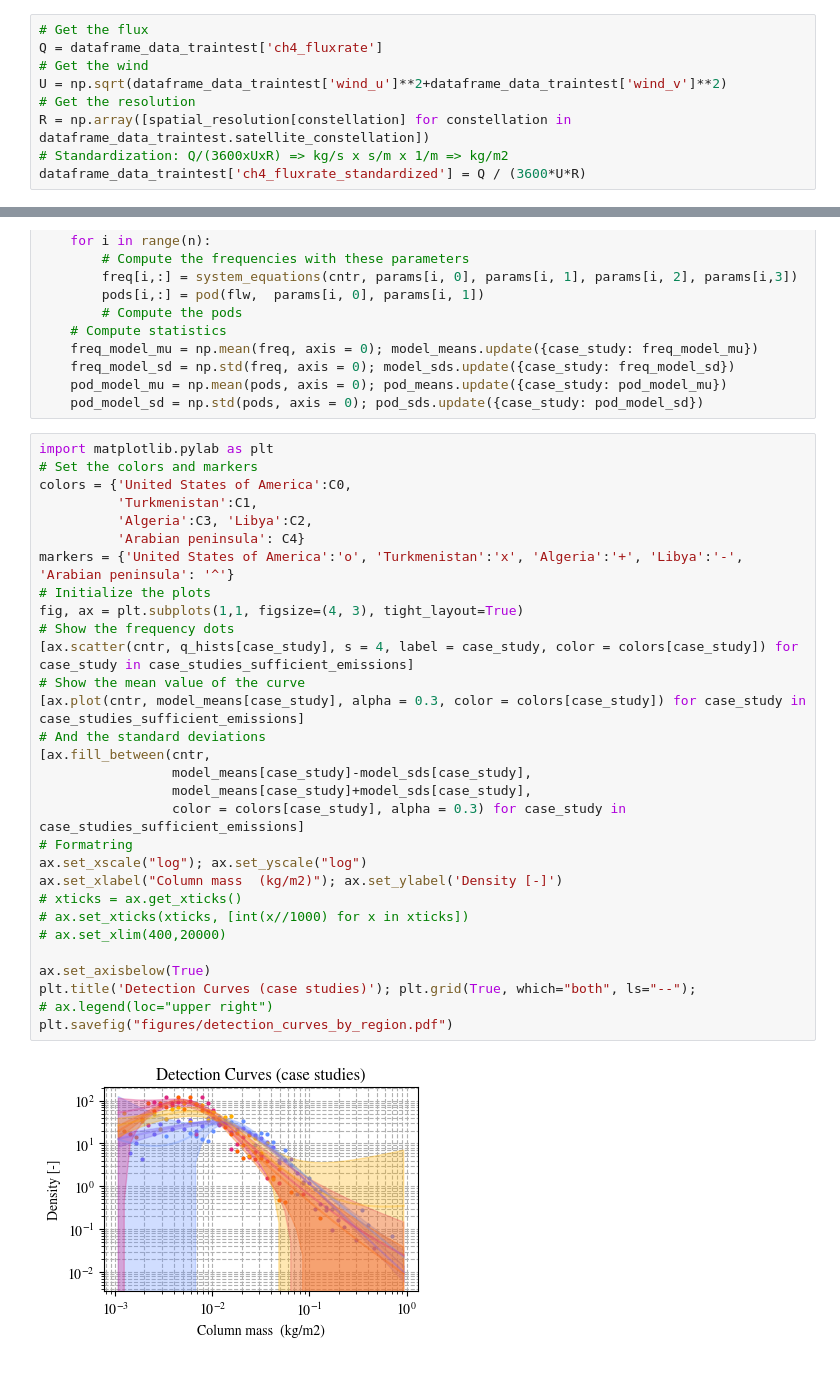
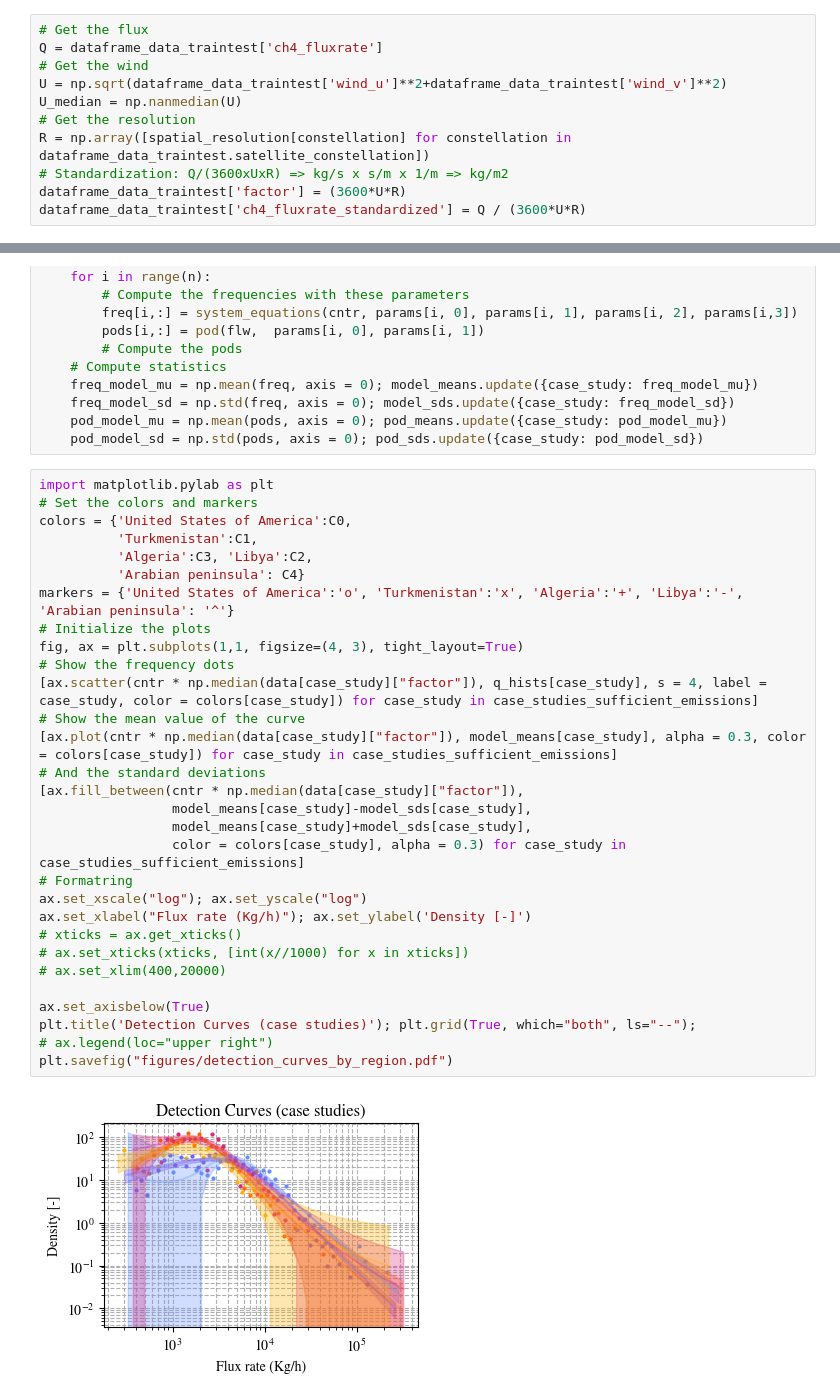
Before and after one commit to UNEP-IMEO-MARS/marss2l, a Jupyter notebook: notebooks/figures/mdl_exploration_by_case_study_v2.ipynb, the cells around one changed output, grey strips where cells are left out. Drawn from its saved outputs; the diff is of its cells as text.

```diff
--- a/notebooks/figures/mdl_exploration_by_case_study_v2.ipynb
+++ b/notebooks/figures/mdl_exploration_by_case_study_v2.ipynb
@@ -73,9 +73,11 @@ spatial_resolution = {
 Q = dataframe_data_traintest['ch4_fluxrate']
 # Get the wind
 U = np.sqrt(dataframe_data_traintest['wind_u']**2+dataframe_data_traintest['wind_v']**2)
+U_median = np.nanmedian(U)
 # Get the resolution
 R = np.array([spatial_resolution[constellation] for constellation in dataframe_data_traintest.satellite_constellation])
 # Standardization: Q/(3600xUxR) => kg/s x s/m x 1/m => kg/m2
+dataframe_data_traintest['factor'] = (3600*U*R)
 dataframe_data_traintest['ch4_fluxrate_standardized'] = Q / (3600*U*R)
 # %% [markdown]
 Statistics are made with true positives
@@ -233,35 +238,35 @@ for case_study in case_studies_sufficient_emissions:
 # %%
 import matplotlib.pylab as plt
 # Set the colors and markers
 colors = {'United States of America':C0,
           'Turkmenistan':C1,
           'Algeria':C3, 'Libya':C2,
           'Arabian peninsula': C4}
 markers = {'United States of America':'o', 'Turkmenistan':'x', 'Algeria':'+', 'Libya':'-', 'Arabian peninsula': '^'}
 # Initialize the plots
 fig, ax = plt.subplots(1,1, figsize=(4, 3), tight_layout=True)
 # Show the frequency dots
-[ax.scatter(cntr, q_hists[case_study], s = 4, label = case_study, color = colors[case_study]) for case_study in case_studies_sufficient_emissions]
+[ax.scatter(cntr * np.median(data[case_study]["factor"]), q_hists[case_study], s = 4, label = case_study, color = colors[case_study]) for case_study in case_studies_sufficient_emissions]
 # Show the mean value of the curve
-[ax.plot(cntr, model_means[case_study], alpha = 0.3, color = colors[case_study]) for case_study in case_studies_sufficient_emissions]
+[ax.plot(cntr * np.median(data[case_study]["factor"]), model_means[case_study], alpha = 0.3, color = colors[case_study]) for case_study in case_studies_sufficient_emissions]
 # And the standard deviations
-[ax.fill_between(cntr,
+[ax.fill_between(cntr * np.median(data[case_study]["factor"]),
                  model_means[case_study]-model_sds[case_study],
                  model_means[case_study]+model_sds[case_study],
                  color = colors[case_study], alpha = 0.3) for case_study in case_studies_sufficient_emissions]
 # Formatring
 ax.set_xscale("log"); ax.set_yscale("log")
-ax.set_xlabel("Column mass  (kg/m2)"); ax.set_ylabel('Density [-]')
+ax.set_xlabel("Flux rate (Kg/h)"); ax.set_ylabel('Density [-]')
 # xticks = ax.get_xticks()
 # ax.set_xticks(xticks, [int(x//1000) for x in xticks])
 # ax.set_xlim(400,20000)
 
 ax.set_axisbelow(True)
 plt.title('Detection Curves (case studies)'); plt.grid(True, which="both", ls="--");
 # ax.legend(loc="upper right")
 plt.savefig("figures/detection_curves_by_region.pdf")
 # %% [output]
-[figure, old version]
+[figure, new version]
 # %%
 # Create empty dictionary to store Minimum Detectable Limits (MDLs) for each case study
 mdls = {}
```
Also changed, not shown: parts of 4 cells of this notebook, 1 other file.
